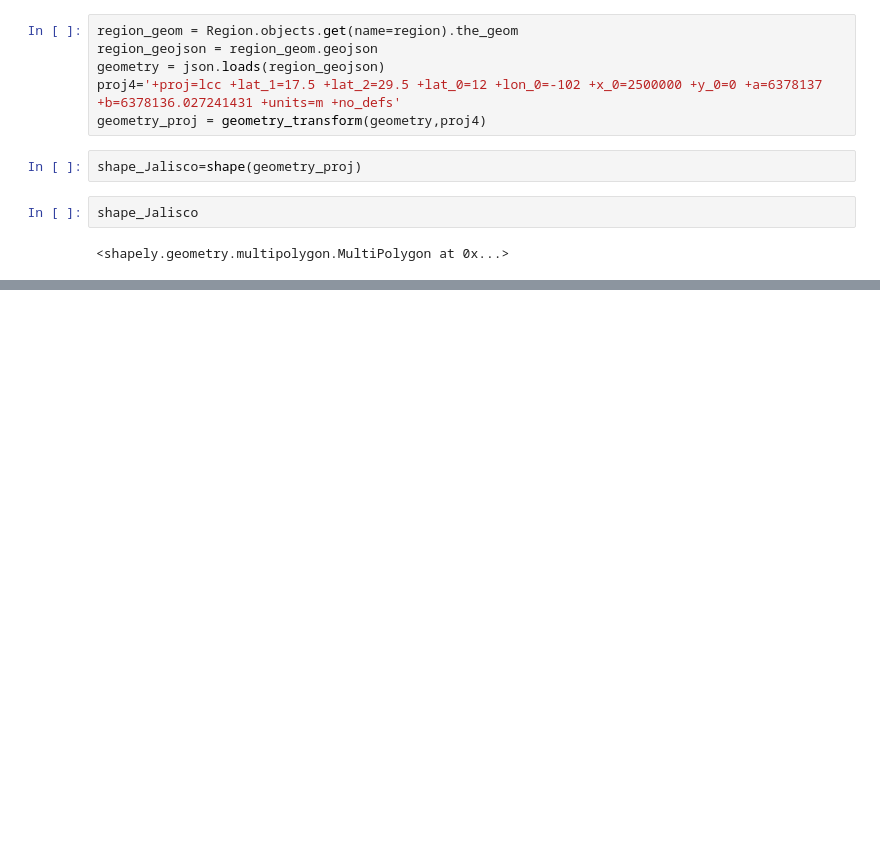
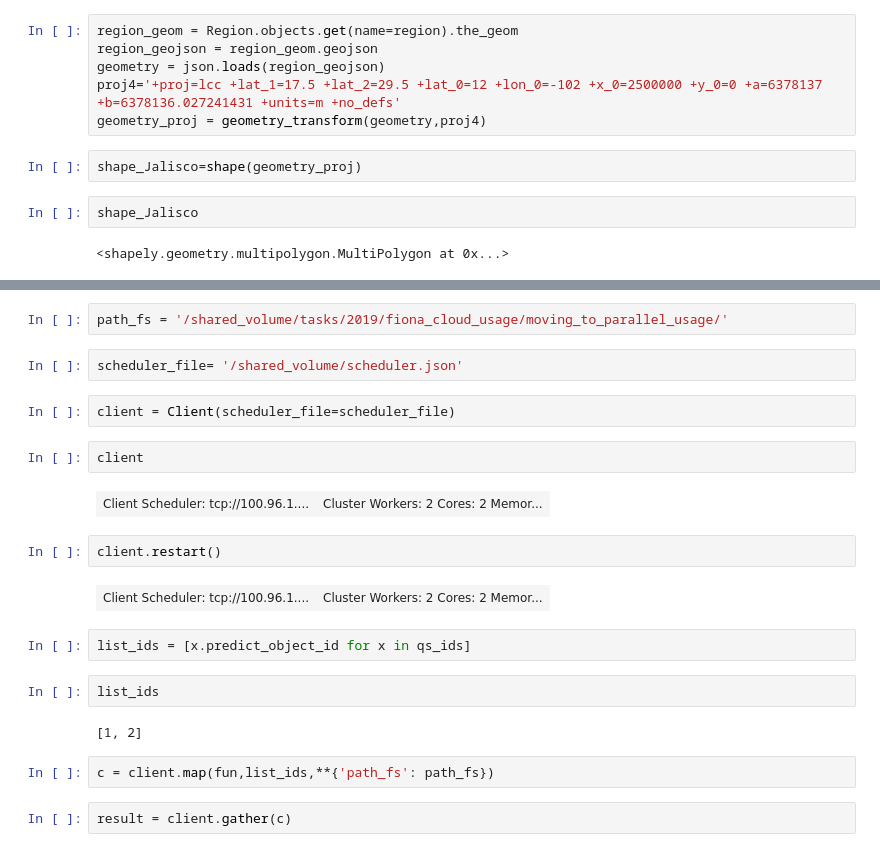
Before and after one commit to CONABIO/antares3-sandbox, a Jupyter notebook: notebooks/db_to_format/db_to_shapefile_updated.ipynb, the cells around one changed output, grey strips where cells are left out. Drawn from its saved outputs; the diff is of its cells as text; blank space fills up the shorter version.

Commit message:
adding lines for dask usage

```diff
--- a/notebooks/db_to_format/db_to_shapefile_updated.ipynb
+++ b/notebooks/db_to_format/db_to_shapefile_updated.ipynb
@@ -319,3 +76,27 @@ result = name_segmentation + '_classification' + '.shp'
+# %%
+path_fs = '/shared_volume/tasks/2019/fiona_cloud_usage/moving_to_parallel_usage/'
+# %%
+scheduler_file= '/shared_volume/scheduler.json'
+# %%
+client = Client(scheduler_file=scheduler_file)
+# %%
+client
+# %% [output]
+| Client Scheduler: tcp://100.96.1.... | Cluster Workers: 2 Cores: 2 Memor... |
+# %%
+client.restart()
+# %% [output]
+| Client Scheduler: tcp://100.96.1.... | Cluster Workers: 2 Cores: 2 Memor... |
+# %%
+list_ids = [x.predict_object_id for x in qs_ids]
+# %%
+list_ids
+# %% [output]
+[1, 2]
+# %%
+c = client.map(fun,list_ids,**{'path_fs': path_fs})
+# %%
+result = client.gather(c)
 # %%
 result
 # %% [output]
```
Also changed, not shown: parts of 81 cells of this notebook.
